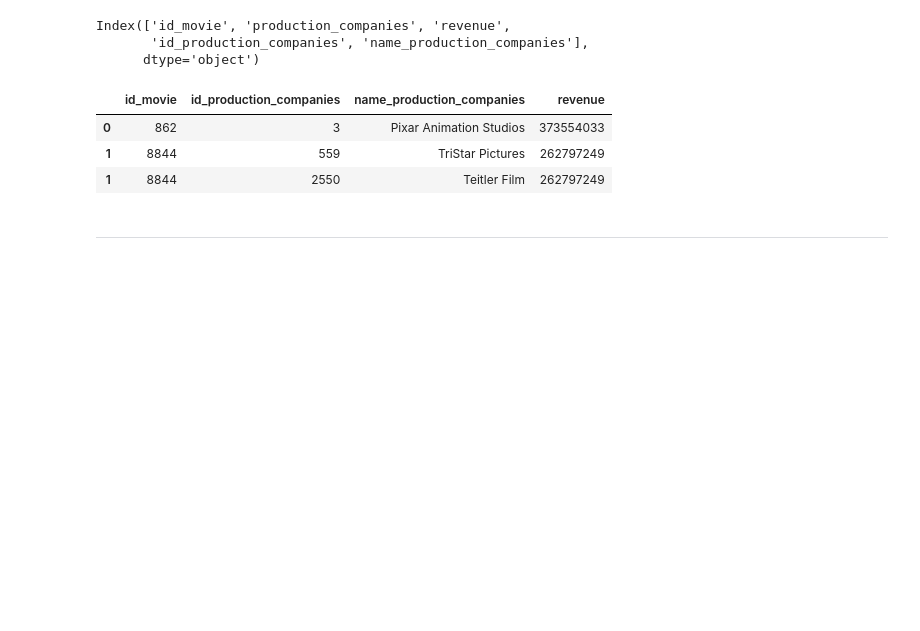
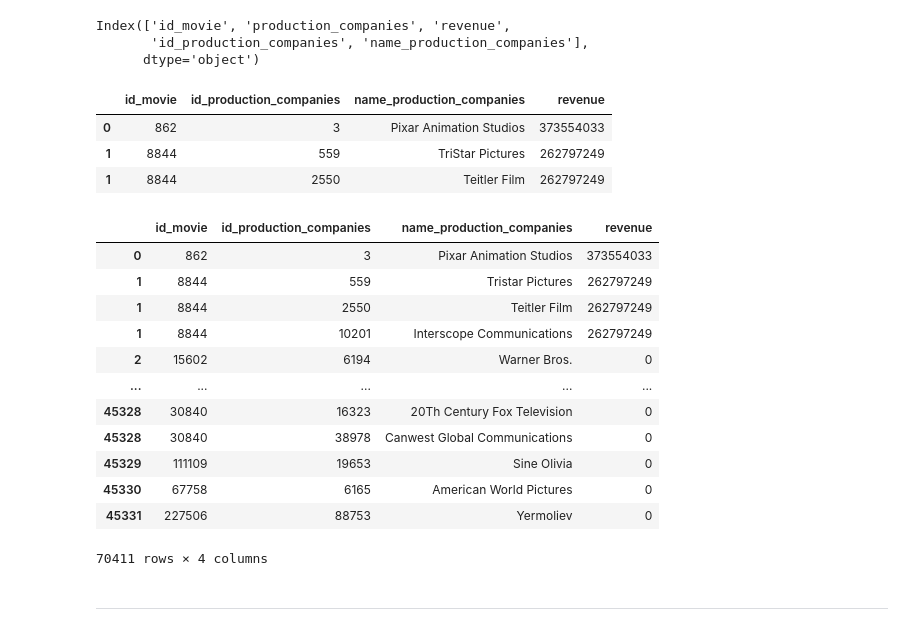
Before and after one commit to rominaEsc/PI_MLOPS_datapt2_streaming, a Jupyter notebook: 3_creacion_de_tablas.ipynb, the cells around one changed output. Cells and saved outputs as stored; diff of their text form; code cells hidden in the pictures; blank space fills up the shorter version.

```diff
--- a/3_creacion_de_tablas.ipynb
+++ b/3_creacion_de_tablas.ipynb
@@ -263,6 +263,23 @@ movies_production_companies.head(3)
 | 0 | 862 | 3 | Pixar Animation Studios | 373554033 |
 | 1 | 8844 | 559 | TriStar Pictures | 262797249 |
 | 1 | 8844 | 2550 | Teitler Film | 262797249 |
+# %%
+movies_production_companies.name_production_companies = movies_production_companies.name_production_companies.str.title()
+movies_production_companies
+# %% [output]
+|  | id_movie | id_production_companies | name_production_companies | revenue |
+| 0 | 862 | 3 | Pixar Animation Studios | 373554033 |
+| 1 | 8844 | 559 | Tristar Pictures | 262797249 |
+| 1 | 8844 | 2550 | Teitler Film | 262797249 |
+| 1 | 8844 | 10201 | Interscope Communications | 262797249 |
+| 2 | 15602 | 6194 | Warner Bros. | 0 |
+| ... | ... | ... | ... | ... |
+| 45328 | 30840 | 16323 | 20Th Century Fox Television | 0 |
+| 45328 | 30840 | 38978 | Canwest Global Communications | 0 |
+| 45329 | 111109 | 19653 | Sine Olivia | 0 |
+| 45330 | 67758 | 6165 | American World Pictures | 0 |
+| 45331 | 227506 | 88753 | Yermoliev | 0 |
+70411 rows × 4 columns
 # %%
 # Creamos el csv
 movies_production_companies.to_csv("data/movies_production_companies.csv",index=False)
```
Also changed, not shown: 6 other files.
